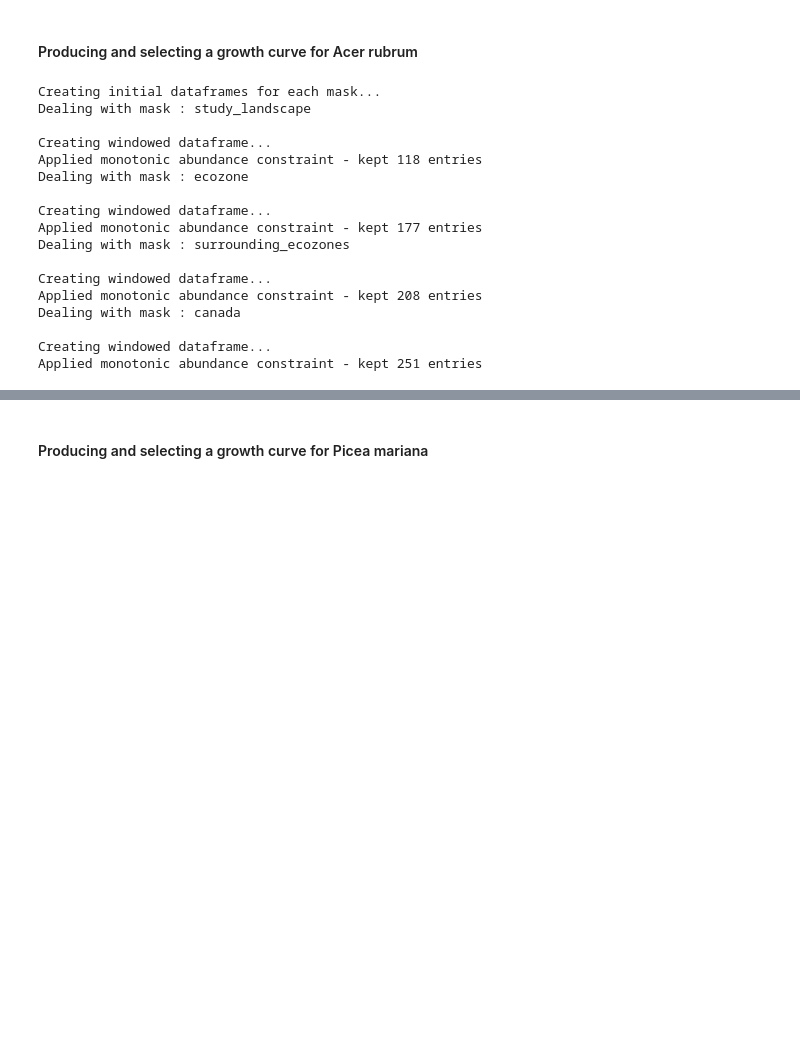
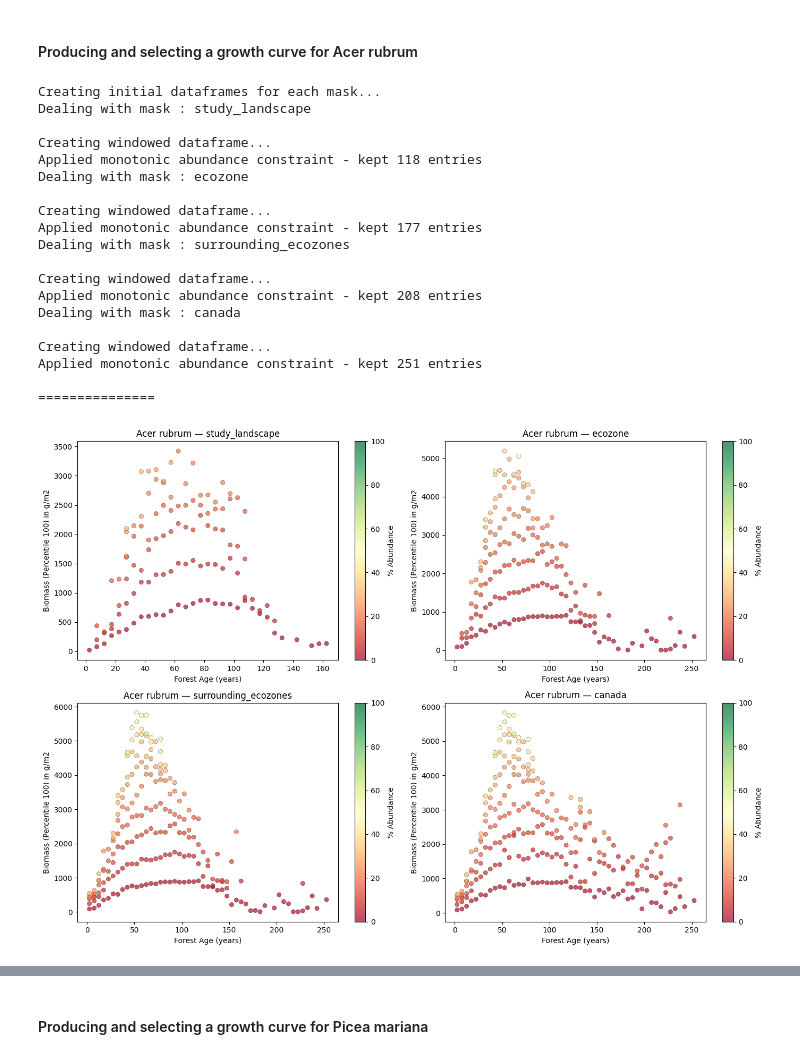
Before and after one commit to Klemet/Calibration_PnET_DIVERSE, a Jupyter notebook: calibrationJupyterBook/StartingCalibrationTest/4.Getting_the_empirical_data.ipynb, the cells around one changed output, grey strips where cells are left out. Saved outputs shown, nothing was run; the diff lists cells and outputs as text; code cells hidden in the pictures; blank space fills up the shorter version.

```diff
--- a/calibrationJupyterBook/StartingCalibrationTest/4.Getting_the_empirical_data.ipynb
+++ b/calibrationJupyterBook/StartingCalibrationTest/4.Getting_the_empirical_data.ipynb
@@ -332,34 +385,37 @@ from functionsForCalibration import *
 speciesName = "Acer rubrum"
 
 dictOfPointsSubsets = createPercentilesBiomassDatasetsFromNFIData(abundance_raster_path = './ReferencesAndData/NFI_Data/NFI_MODIS250m_2011_kNN_Species_' + str(speciesName.split()[0][0:4]) + '_'+ str(speciesName.split()[1][0:3].capitalize()) + '_v1.tif',
                                                                     age_raster_path = './ReferencesAndData/NFI_Data/NFI_MODIS250m_2011_kNN_Structure_Stand_Age_v1.tif',
                                                                     biomass_raster_path = './ReferencesAndData/NFI_Data/NFI_MODIS250m_2011_kNN_Structure_Biomass_TotalLiveAboveGround_v1.tif',
                                                                     speciesName = speciesName,
                                                                     study_landscape_shp_path = "./ReferencesAndData/SpatialBoundaries/ManawanTerritoryExtent.shp",
                                                                     canadian_ecozones_shp_path = "./ReferencesAndData/SpatialBoundaries/canadianEcozones.shp",
                                                                     age_window = 5,
                                                                     abundance_window = 5,
                                                                     percentile = 100,
                                                                     mask_path = None,
-                                                                    printPlot = False)
+                                                                    printPlot = True)
 # %% [output]
 Creating initial dataframes for each mask...
 Dealing with mask : study_landscape
 
 Creating windowed dataframe...
 Applied monotonic abundance constraint - kept 118 entries
 Dealing with mask : ecozone
 
 Creating windowed dataframe...
 Applied monotonic abundance constraint - kept 177 entries
 Dealing with mask : surrounding_ecozones
 
 Creating windowed dataframe...
 Applied monotonic abundance constraint - kept 208 entries
 Dealing with mask : canada
 
 Creating windowed dataframe...
 Applied monotonic abundance constraint - kept 251 entries
+
+===============
+[figure, added]
 # %%
 gamDiagnostics = getGamDiagnostics(dictOfPointsSubsets,
                                     speciesName,
```
Also changed, not shown: parts of 6 cells of this notebook, 2 other files.
